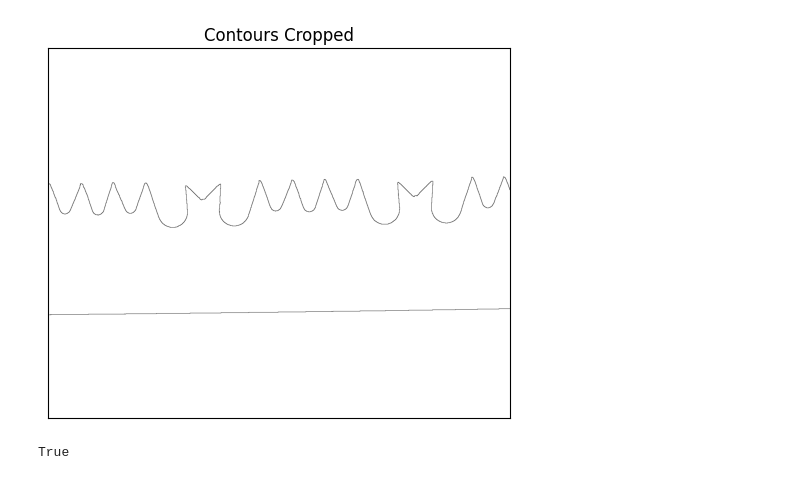
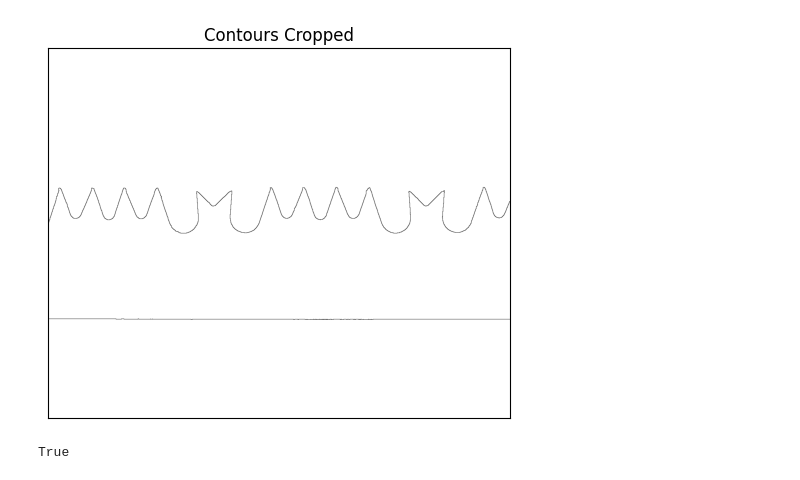
Before and after one commit to andreaalboni/CV-Project, a Jupyter notebook: InspBT.ipynb, the cells around one changed output. Drawn from its saved outputs; the diff is of its cells as text; code cells hidden in the pictures.

```diff
--- a/InspBT.ipynb
+++ b/InspBT.ipynb
@@ -3,23 +3,23 @@ import numpy as np
 import cv2, math, time
 from matplotlib import pyplot as plt
 # %%
-img = cv2.imread("Images\saw_03.png", 0)
+img = cv2.imread("Images\saw_07.png", 0)
 
 ret,img_thresholded = cv2.threshold(img,0,255,cv2.THRESH_BINARY+cv2.THRESH_OTSU)
 
 kernel = np.ones((3,3),np.uint8)
 img_contours = img_thresholded - cv2.erode(img_thresholded, kernel)     # Contours are white, background is black
 img_contours_negative = 255 - img_contours                              # Contours are black, background is white
 
 img_cc = img_contours_negative[:,:]
 plt.imshow(img_cc, cmap = 'gray')
 plt.title('Contours Cropped')
 plt.xticks([]), plt.yticks([])
 plt.show()
 cv2.imwrite("Images\saw_01_contours_cropped.png", img_cc)
 raw_contour = [[i,j] for i in range(img_cc.shape[0]) for j in range(img_cc.shape[1]) if img_cc[i,j] == 0]
 # %% [output]
-[figure, old version]
+[figure, new version]
 # %%
 ## Gif of the contours being drawn, order of the points drawn is the order of the list raw_contours (from top to bottom)
 #blank = np.ones((img_cc.shape[0], img_cc.shape[1]), np.uint8) * 255
```
Also changed, not shown: parts of 4 cells of this notebook, 8 other files.
